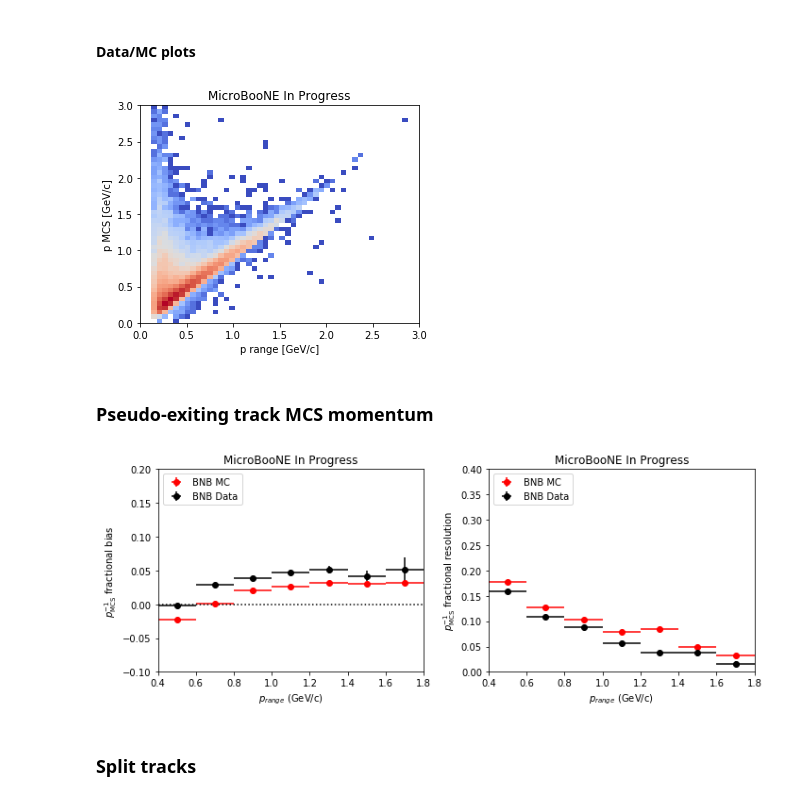
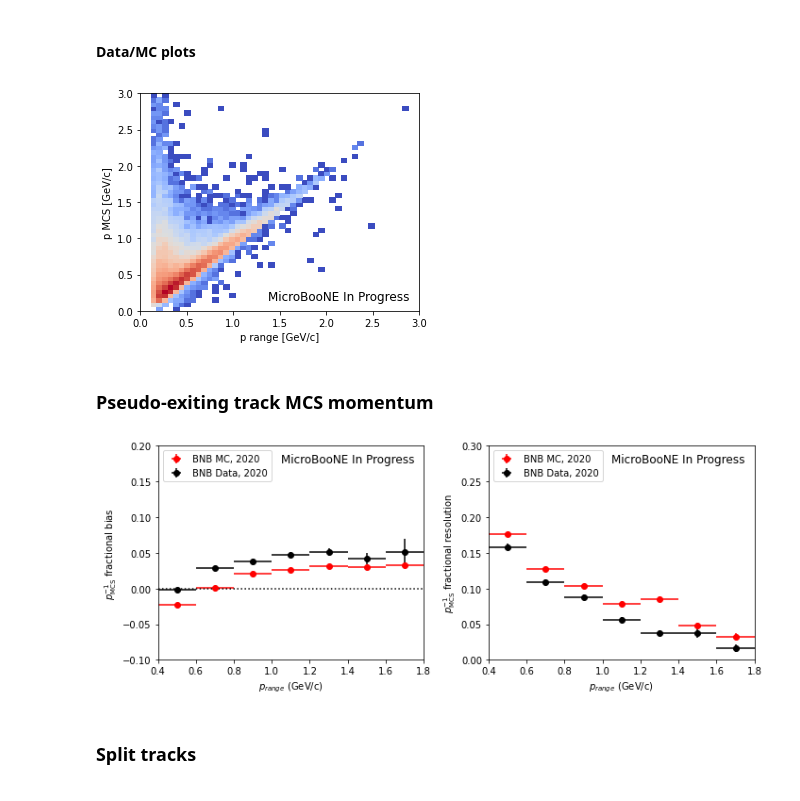
Before and after one commit to rutgersnu/mcc9-reco, a Jupyter notebook: NuMuCC_validation_trackstudies_august5.ipynb, the cells around one changed output. Cells and saved outputs as stored; diff of their text form; code cells hidden in the pictures.

Commit message:
plot updates

```diff
--- a/NuMuCC_validation_trackstudies_august5.ipynb
+++ b/NuMuCC_validation_trackstudies_august5.ipynb
@@ -2105,22 +2140,23 @@ prange = df_nu.track_range_mom_mu
 # %%
 fig, ax = plt.subplots(ncols=1, nrows=1, figsize=(5, 4), sharex=True)
 
 ax.hist2d(
     prange,
     pmcs,
     bins=(50,50),
     range=((0, 3), (0, 3)),
     cmap="coolwarm",
     norm=LogNorm(),
 )
 ax.set_xlabel("p range [GeV/c]")
 ax.set_ylabel("p MCS [GeV/c]")
-plt.title("MicroBooNE In Progress")
+#plt.title("MicroBooNE In Progress")
+ax.text(2.9, 0.1, 'MicroBooNE In Progress', verticalalignment='bottom', horizontalalignment='right', fontsize=12)
 #plt.text(x, y, "MicroBooNE In Progress")
-plt.savefig("MCSvsRangeMomentum.png")
+plt.savefig("MCSvsRangeMomentum.pdf")
 plt.show()
 # %% [output]
-[figure, old version]
+[figure, new version]
 # %% [markdown]
 ### Pseudo-exiting track MCS momentum
 # %%
@@ -2186,8 +2222,8 @@ def get_profile(sample):
     return x, y, ye, res, rese
 
 profiles = [
-    ('BNB MC',   'red',   get_profile('nu')),
-    ('BNB Data', 'black', get_profile('on')),
+    ('BNB MC, 2020',   'red',   get_profile('nu')),
+    ('BNB Data, 2020', 'black', get_profile('on')),
 ]
 
 for name, color, (x, y, ye, res, rese) in profiles:
@@ -2201,20 +2237,23 @@ ax1.set_ylim(-0.1, 0.2)
 ax1.set_ylabel(r'$p^{-1}_\mathrm{MCS}$ fractional bias')
 ax1.axhline(0, ls='dotted', c='black')
 ax1.legend(loc='upper left')
-ax1.set_title("MicroBooNE In Progress")
+#ax1.set_title("MicroBooNE In Progress")
+ax1.text(1.75, 0.19, 'MicroBooNE In Progress', verticalalignment='top', horizontalalignment='right', fontsize=12)
 
 ax2.set_xlabel(r'$p_{range}$ (GeV/c)')
 ax2.set_xlim(xbins[0], xbins[-1])
-ax2.set_ylim(0, 0.4)
+ax2.set_ylim(0, 0.3)
 ax2.set_ylabel(r'$p^{-1}_\mathrm{MCS}$ fractional resolution') #it was bias previously but this makes more sense
 ax2.legend(loc='upper left')
-ax2.set_title("MicroBooNE In Progress")
+#ax2.set_title("MicroBooNE In Progress")
+ax2.text(1.75, 0.29, 'MicroBooNE In Progress', verticalalignment='top', horizontalalignment='right', fontsize=12)
+
 
 plt.tight_layout()
-plt.savefig("FractionalBiasResoVsPRange.png",format = "png")
+plt.savefig("FractionalBiasResoVsPRange.pdf")
 plt.show()
 # %% [output]
-[figure, old version]
+[figure, new version]
 # %%
 fig, (ax1) = plt.subplots(1, figsize=(10,4))
 xbins = np.linspace(1.4, 1.6, 5)
```
Also changed, not shown: parts of 16 cells of this notebook.
